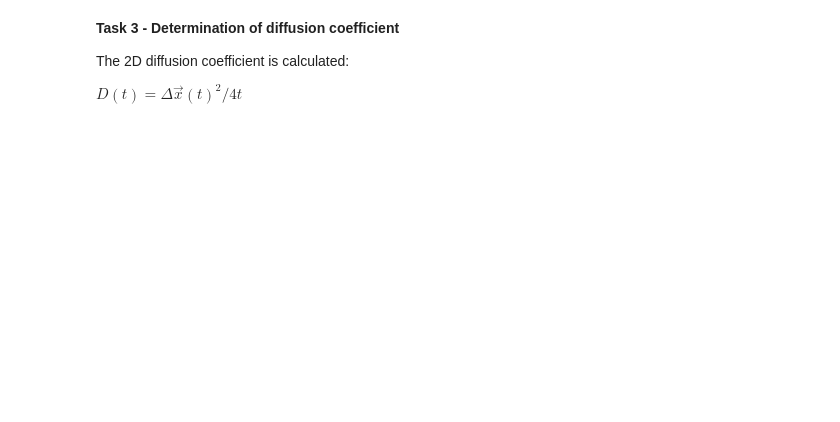
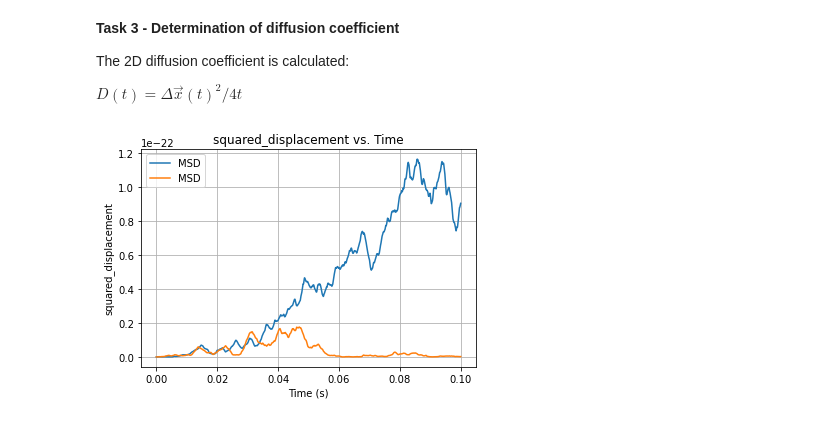
Before and after one commit to fsonak/VL_CCS, a Jupyter notebook: week_10.ipynb, the cells around one changed output. Cells and saved outputs as stored; diff of their text form; code cells hidden in the pictures; blank space fills up the shorter version.

```diff
--- a/week_10.ipynb
+++ b/week_10.ipynb
@@ -141,0 +193,17 @@ $
+# %%
+
+
+
+
+msd, squared_displacement = calculate_msd(positions)
+D, time = calculate_diffusion_coefficient(msd, dt)
+
+plt.plot(time, squared_displacement, label="MSD")
+plt.xlabel("Time (s)")
+plt.ylabel("squared_displacement")
+plt.title("squared_displacement vs. Time")
+plt.grid()
+plt.legend()
+plt.show()
+# %% [output]
+[figure, added]
```
Also changed, not shown: parts of 9 cells of this notebook.
